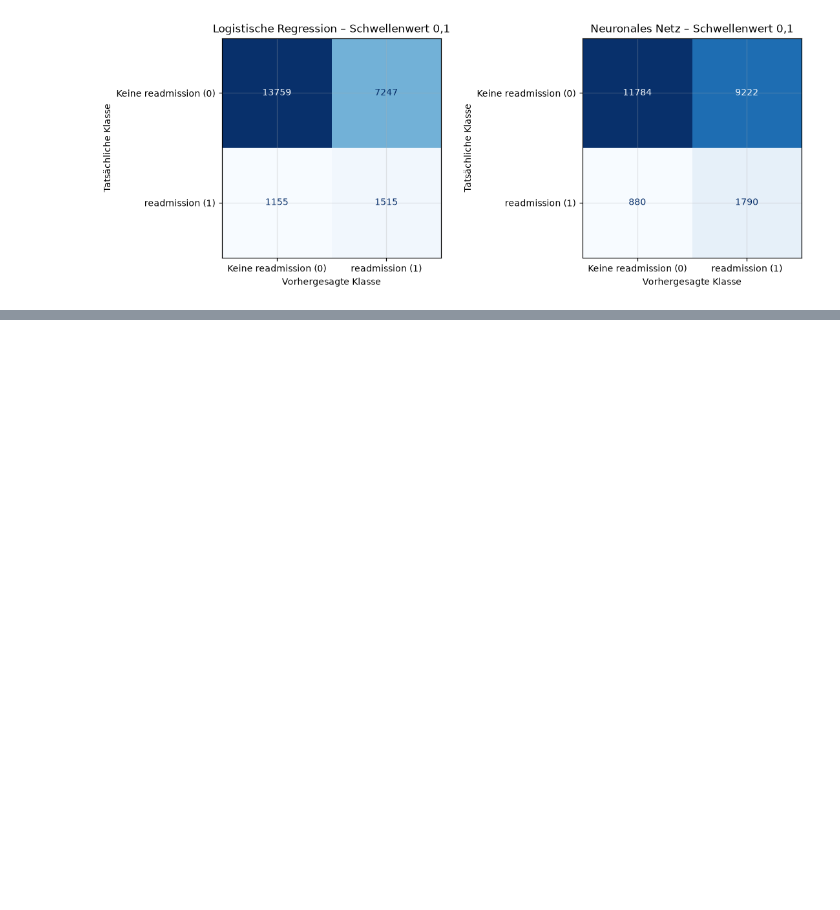
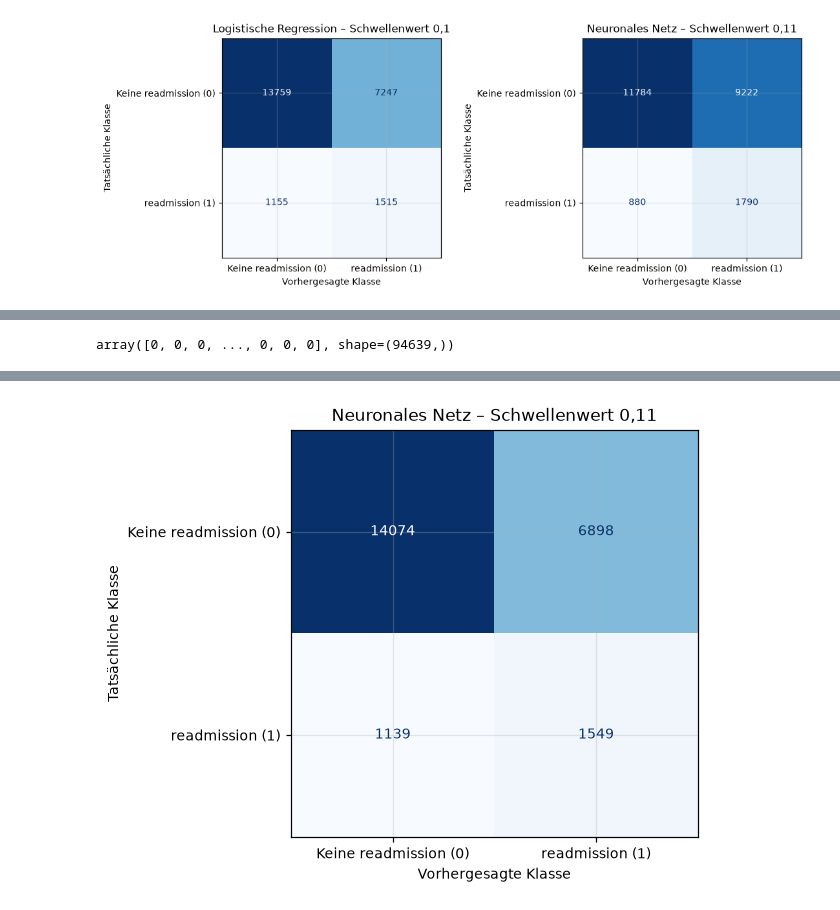
Before and after one commit to Marcinho2107/KIGW, a Jupyter notebook: ue1/ue1_elbischger_krauss.ipynb, the cells around one changed output, grey strips where cells are left out. Drawn from its saved outputs; the diff is of its cells as text; code cells hidden in the pictures; blank space fills up the shorter version.

Commit message:
finished bonus

```diff
--- a/ue1/ue1_elbischger_krauss.ipynb
+++ b/ue1/ue1_elbischger_krauss.ipynb
@@ -907,13 +909,16 @@ ConfusionMatrixDisplay.from_predictions(
     colorbar=False,
     ax=axes[1]
 )
-axes[1].set_title("Neuronales Netz – Schwellenwert 0,1")
+axes[1].set_title("Neuronales Netz – Schwellenwert 0,11")
 
 for ax in axes:
     ax.set_xlabel("Vorhergesagte Klasse")
     ax.set_ylabel("Tatsächliche Klasse")
 
 plt.show()
+
+#Auroc für vergleich in Bonus speichern
+auc_grouped = roc_auc_score(Y_test, p_nn_test)
 # %% [output]
 finales neuronales Netz: L2 = 1e-3 & early stopping      validation-AUROC 0.6778
 Logistische Regression – Test-AUROC: 0.6580
@@ -932,0 +941,73 @@ Beide Ergebnisse rechtfertigen derzeit keinen praktischen Einsatz.
+# %%
+#Aufteilung des Datensatzes ohne gruppierung der Patienten
+# ZUteilung der features bereits in Teil 1 passiert -> ausgabe von X_df und y
+display(X_df)
+display(y)
+
+
+# Aufteilung in Trainingsset und Temporärset (Test/Val) (60% / 40%)
+X_train_df, X_tmp_df, Y_train, Y_tmp = train_test_split(
+    X_df, y, test_size=0.40, random_state=SEED, stratify=y)     #test_size -> Temporäres Set    #stratify->Klassenanteile von y bleiben erhalten (jedes Set hat 11% readmissions)
+
+# Aufteilung in Validierungs und Test (Test/Val) --> die 40% sind neue 100% und müssen in 15% Val und 25% Test des originalen aufgeteilt werden
+X_val_df, X_test_df, Y_val, Y_test = train_test_split(        #40%/25% = 0,625 größe des Testset
+    X_tmp_df, Y_tmp, test_size=0.625, random_state=SEED, stratify=Y_tmp)
+
+print(f"train {len(Y_train):>4}  ({100*Y_train.mean():.1f}% positive)")
+print(f"val   {len(Y_val):>4}  ({100*Y_val.mean():.1f}% positive)")
+print(f"test  {len(Y_test):>4}  ({100*Y_test.mean():.1f}% positive)")
+
+#neues Preprocessing der Datensets
+#Pipeline kopieren
+prep2 = clone(prep)
+
+#Featureset in Float transformieren
+X_train = prep2.fit_transform(X_train_df).astype("float32")  #im preprocessing daten häufig als float64 gespeichert, daher in float32 umwandeln, um Speicherplatz zu sparen
+X_val = prep2.transform(X_val_df).astype("float32")
+X_test = prep2.transform(X_test_df).astype("float32")
+
+#Targets in float transformieren (weil Keras damit arbeitet)
+y_train_f = Y_train.astype("float32")
+y_val_f = Y_val.astype("float32")
+
+#finales trainiertes Modell mit 8/4 und gesplittetem Datensatz
+n_features = X_train.shape[1]
+final_encounter_splitted = run_reg("L2 = 1e-3 & early stopping", l2=1e-3, early=True)
+
+#Berechnung der AUROC und der Konfusionmatrix
+# Ergebnisse des finalen gesplitteten Datensatzes
+final_label, final_model, final_history, final_val_auc = final_encounter_splitted
+print(f"finales neuronales Netz: {final_label:<20}      validation-AUROC {final_val_auc:.4f}")
+
+
+#Wahrscheinlichkeit der readmission mit den Testset berechnen für logistische Regression udn neuronales Netz
+p_nn_test = probs(final_model, X_test)
+
+#AUROC der Testergebnisse der logistischen Regression und des Neuronalen Netzes bereichnen
+auc_encounter_splitted = roc_auc_score(Y_test, p_nn_test)
+print("Neuronales Netz – Test-AUROC: %.4f" % auc_encounter_splitted)
+
+# 1. Wahrscheinlichkeiten in vorhergesagte Klassen umwandeln
+pred_test_nn = (p_nn_test >= 0.11).astype(int)
+
+# 2. Vorhersagen mit tatsächlichen Werten vergleichen
+ConfusionMatrixDisplay.from_predictions(
+    Y_test,
+    pred_test_nn,
+    labels=[0, 1],
+    display_labels=["Keine readmission (0)", "readmission (1)"],
+    cmap="Blues",
+    colorbar=False,
+)
+
+plt.title("Neuronales Netz – Schwellenwert 0,11")
+plt.xlabel("Vorhergesagte Klasse")
+plt.ylabel("Tatsächliche Klasse")
+plt.show()
+
+
+#Vergelich beider Aurocs
+print("Patient Split:", auc_grouped)
+print("Encounter Split:", auc_encounter_splitted)
+print("Differenz Encounter − Patient:", auc_encounter_splitted - auc_grouped)
+# %% [output]
@@ -932,0 +1027 @@ Beide Ergebnisse rechtfertigen derzeit keinen praktischen Einsatz.
+array([0, 0, 0, ..., 0, 0, 0], shape=(94639,))
@@ -932,0 +1033 @@ Beide Ergebnisse rechtfertigen derzeit keinen praktischen Einsatz.
+[figure, added]
```
Also changed, not shown: parts of 4 cells of this notebook.
